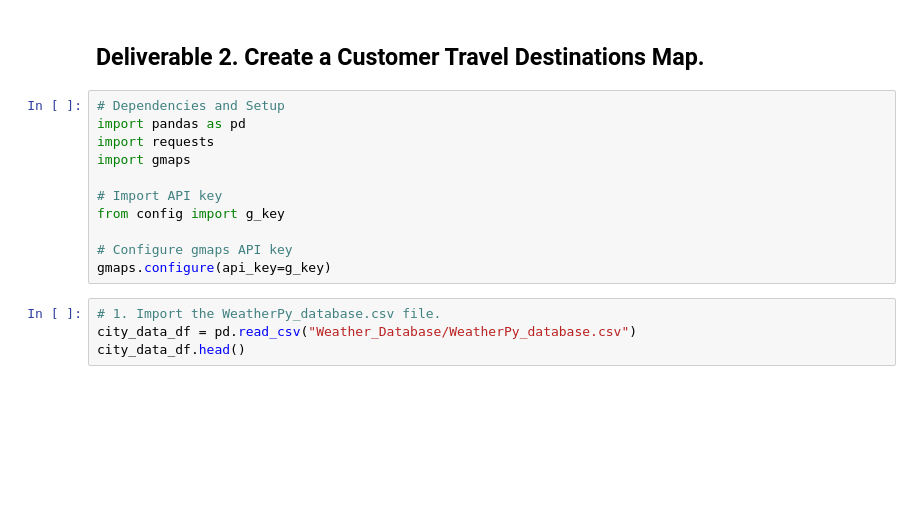
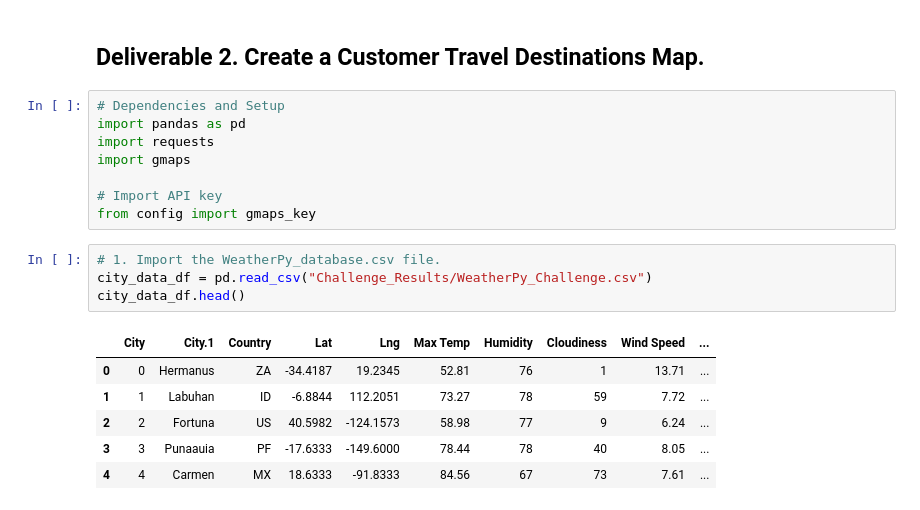
Before and after one commit to dianahcortez/Weather_Database, a Jupyter notebook: Vacation_Search.ipynb, the cells around one changed output. Saved outputs shown, nothing was run; the diff lists cells and outputs as text; blank space fills up the shorter version.

```diff
--- a/Vacation_Search.ipynb
+++ b/Vacation_Search.ipynb
@@ -7,11 +7,15 @@ import requests
 import gmaps
 
 # Import API key
-from config import g_key
-
-# Configure gmaps API key
-gmaps.configure(api_key=g_key)
+from config import gmaps_key
 # %%
 # 1. Import the WeatherPy_database.csv file.
-city_data_df = pd.read_csv("Weather_Database/WeatherPy_database.csv")
+city_data_df = pd.read_csv("Challenge_Results/WeatherPy_Challenge.csv")
 city_data_df.head()
+# %% [output]
+|  | City | City.1 | Country | Lat | Lng | Max Temp | Humidity | Cloudiness | Wind Speed | ... |
+| 0 | 0 | Hermanus | ZA | -34.4187 | 19.2345 | 52.81 | 76 | 1 | 13.71 | ... |
+| 1 | 1 | Labuhan | ID | -6.8844 | 112.2051 | 73.27 | 78 | 59 | 7.72 | ... |
+| 2 | 2 | Fortuna | US | 40.5982 | -124.1573 | 58.98 | 77 | 9 | 6.24 | ... |
+| 3 | 3 | Punaauia | PF | -17.6333 | -149.6000 | 78.44 | 78 | 40 | 8.05 | ... |
+| 4 | 4 | Carmen | MX | 18.6333 | -91.8333 | 84.56 | 67 | 73 | 7.61 | ... |
```
Also changed, not shown: parts of 12 cells of this notebook, 2 other files.
